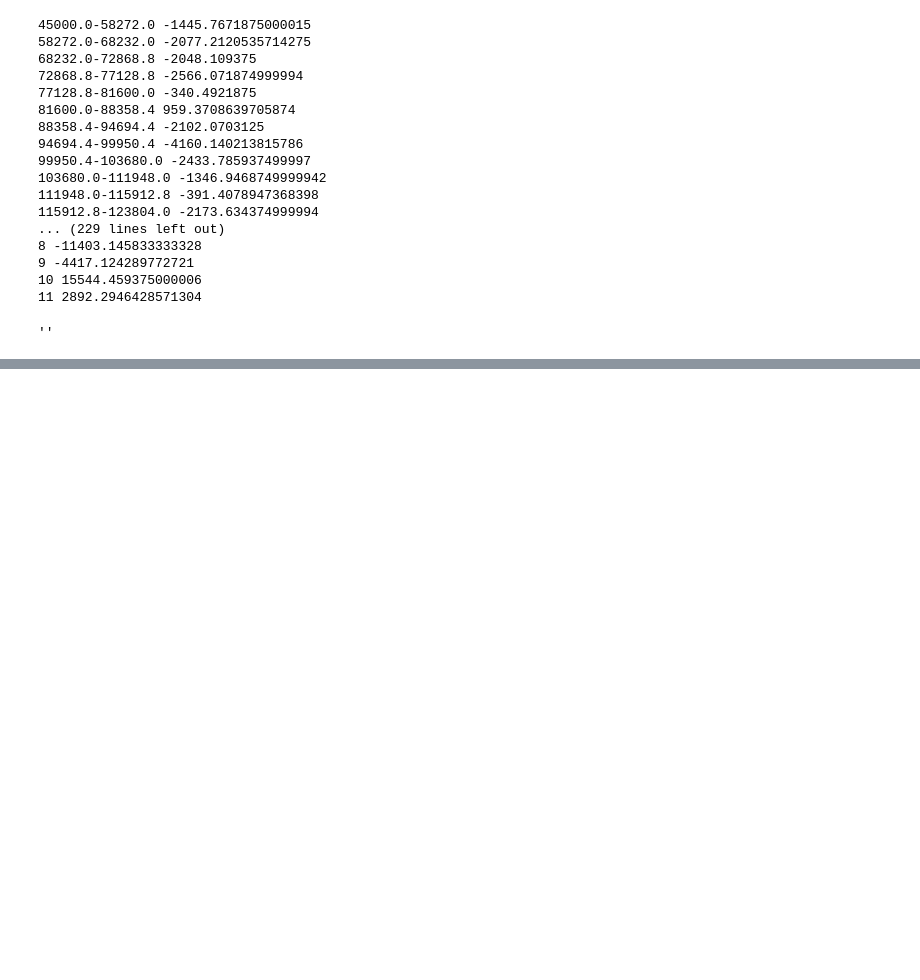
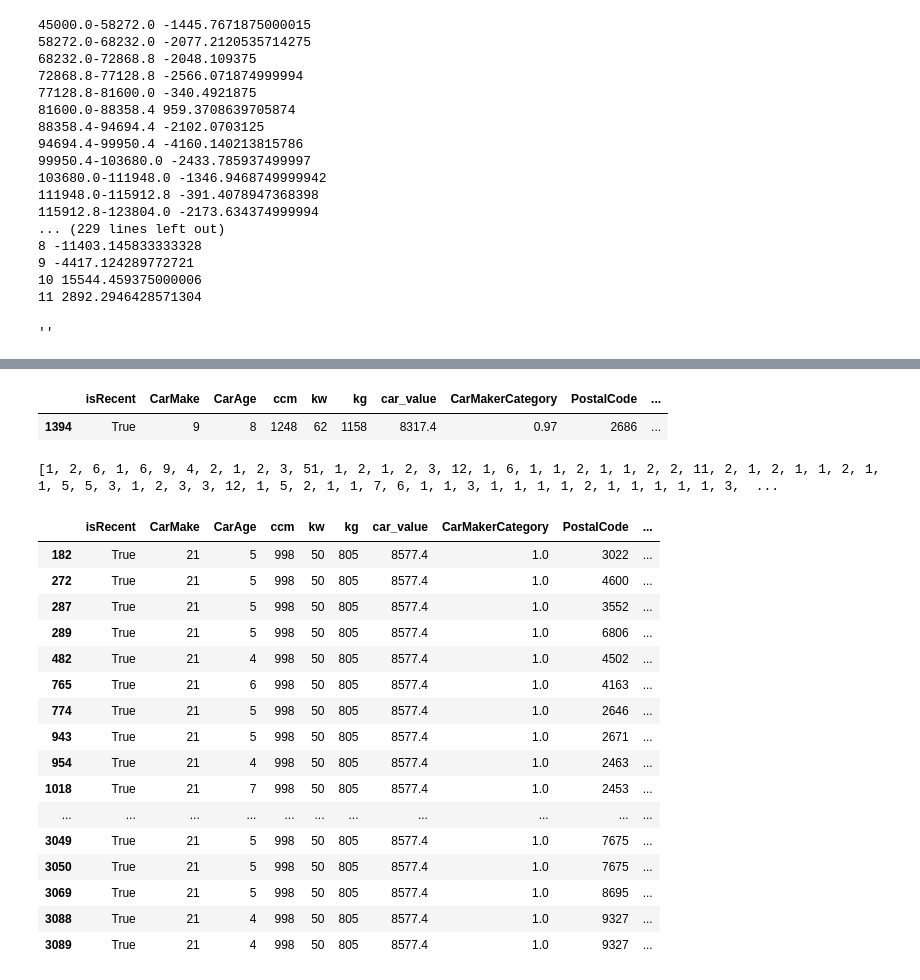
Before and after one commit to asdasde/market_models, a Jupyter notebook: notebooks/market_model.ipynb, the cells around one changed output, grey strips where cells are left out. Saved outputs shown, nothing was run; the diff lists cells and outputs as text; code cells hidden in the pictures; blank space fills up the shorter version.

```diff
--- a/notebooks/market_model.ipynb
+++ b/notebooks/market_model.ipynb
@@ -1103,0 +1192,3 @@ makePDF().output(PDF_PATH + TARGET_VARIABLE + '_summary.pdf')
+# %%
+DATA = DATA[FEATURES + [TARGET_VARIABLE]]
+DATA = DATA.dropna()
@@ -1103,0 +1271,33 @@ makePDF().output(PDF_PATH + TARGET_VARIABLE + '_summary.pdf')
+# %%
+groups = []
+for g, data in DATA.groupby(TARGET_VARIABLE):
+    groups.append(data)
+# %%
+groups[0]
+# %% [output]
+|  | isRecent | CarMake | CarAge | ccm | kw | kg | car_value | CarMakerCategory | PostalCode | ... |
+| 1394 | True | 9 | 8 | 1248 | 62 | 1158 | 8317.4 | 0.97 | 2686 | ... |
+# %%
+print([len(x) for x in groups])
+# %% [output]
+[1, 2, 6, 1, 6, 9, 4, 2, 1, 2, 3, 51, 1, 2, 1, 2, 3, 12, 1, 6, 1, 1, 2, 1, 1, 2, 2, 11, 2, 1, 2, 1, 1, 2, 1, 1, 5, 5, 3, 1, 2, 3, 3, 12, 1, 5, 2, 1, 1, 7, 6, 1, 1, 3, 1, 1, 1, 1, 2, 1, 1, 1, 1, 1, 3,  ...
+# %%
+groups[11]
+# %% [output]
+|  | isRecent | CarMake | CarAge | ccm | kw | kg | car_value | CarMakerCategory | PostalCode | ... |
+| 182 | True | 21 | 5 | 998 | 50 | 805 | 8577.4 | 1.0 | 3022 | ... |
+| 272 | True | 21 | 5 | 998 | 50 | 805 | 8577.4 | 1.0 | 4600 | ... |
+| 287 | True | 21 | 5 | 998 | 50 | 805 | 8577.4 | 1.0 | 3552 | ... |
+| 289 | True | 21 | 5 | 998 | 50 | 805 | 8577.4 | 1.0 | 6806 | ... |
+| 482 | True | 21 | 4 | 998 | 50 | 805 | 8577.4 | 1.0 | 4502 | ... |
+| 765 | True | 21 | 6 | 998 | 50 | 805 | 8577.4 | 1.0 | 4163 | ... |
+| 774 | True | 21 | 5 | 998 | 50 | 805 | 8577.4 | 1.0 | 2646 | ... |
+| 943 | True | 21 | 5 | 998 | 50 | 805 | 8577.4 | 1.0 | 2671 | ... |
+| 954 | True | 21 | 4 | 998 | 50 | 805 | 8577.4 | 1.0 | 2463 | ... |
+| 1018 | True | 21 | 7 | 998 | 50 | 805 | 8577.4 | 1.0 | 2453 | ... |
+| ... | ... | ... | ... | ... | ... | ... | ... | ... | ... | ... |
+| 3049 | True | 21 | 5 | 998 | 50 | 805 | 8577.4 | 1.0 | 7675 | ... |
+| 3050 | True | 21 | 5 | 998 | 50 | 805 | 8577.4 | 1.0 | 7675 | ... |
+| 3069 | True | 21 | 5 | 998 | 50 | 805 | 8577.4 | 1.0 | 8695 | ... |
+| 3088 | True | 21 | 4 | 998 | 50 | 805 | 8577.4 | 1.0 | 9327 | ... |
+| 3089 | True | 21 | 4 | 998 | 50 | 805 | 8577.4 | 1.0 | 9327 | ... |
```
Also changed, not shown: parts of 26 cells of this notebook, 1 other file.
